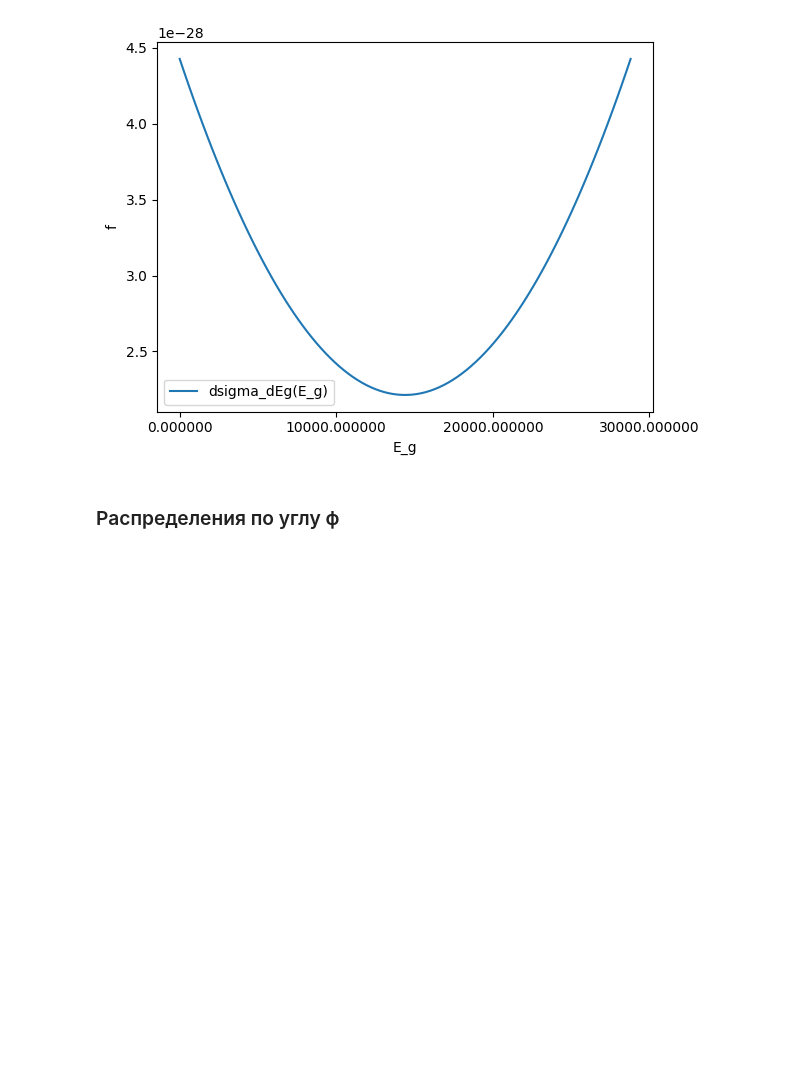
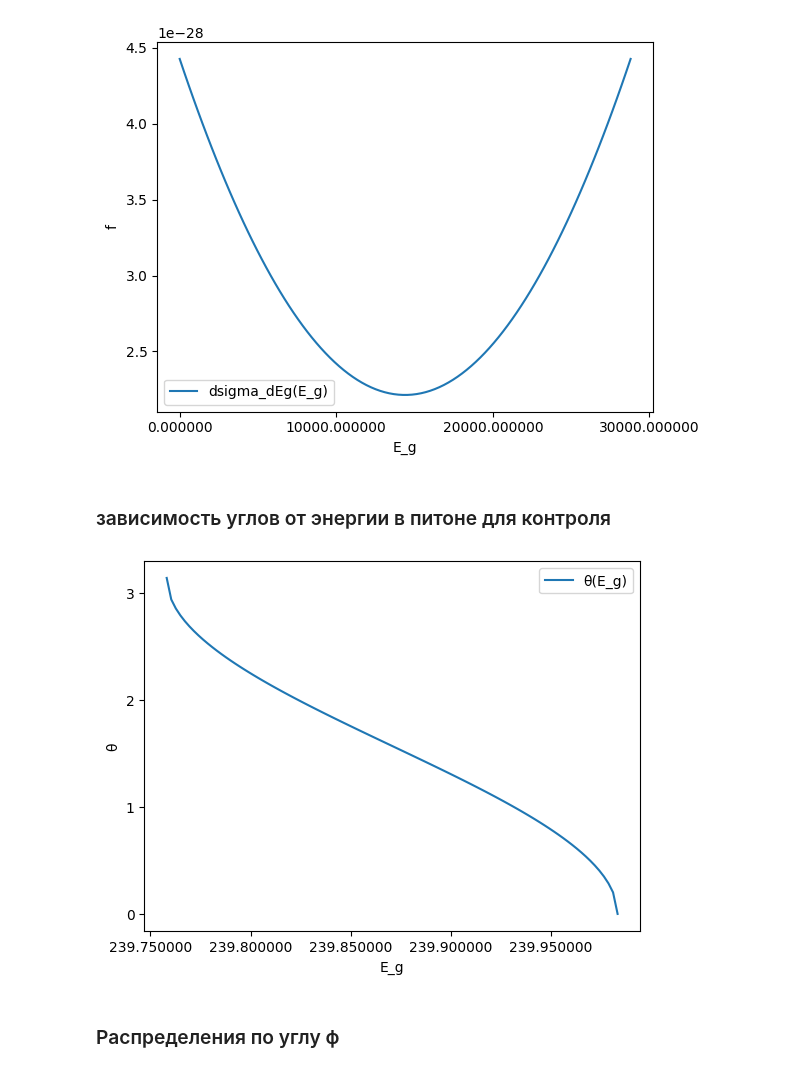
Before and after one commit to reatlaz/G4InverseComptonScattering, a Jupyter notebook: plots.ipynb, the cells around one changed output. Saved outputs shown, nothing was run; the diff lists cells and outputs as text; code cells hidden in the pictures; blank space fills up the shorter version.

```diff
--- a/plots.ipynb
+++ b/plots.ipynb
@@ -136,6 +124,38 @@ f(E_g)=array([0.99953103, 0.97952405, 0.95992613, 0.94073725, 0.92195737,
  2.67600603e+04 2.70509088e+04 2.73417573e+04 2.76326059e+04
  2.79234544e+04 2.82143029e+04 2.85051514e+04 2.87959999e+04]
 [figure]
+# %% [markdown]
+### зависимость углов от энергии в питоне для контроля
+# %%
+
+def theta(E_p, E_g):
+    return np.arccos(1. - mc2/E_g + mc2/E_p)
+
+
+Ep1 = 2.
+Ep2 = Ep1 * gammaCM * (1. + betaCM)
+E_p = Ep2
+
+plt.figure(num=0, dpi=100)
+
+xlist1 = np.linspace(E_p/(1.0 + 2.0*E_p/mc2), E_p, 100)
+xlist2 = lorentz2(xlist1, E_p=Ep2, gamma=gammaCM)
+
+ylist2 = theta(E_p, xlist1)
+
+plt.plot(xlist1, ylist2, label='θ(E_g)')
+plt.xlabel('E_g')
+plt.ylabel('θ')
+plt.legend()
+
+from matplotlib.ticker import FormatStrFormatter
+plt.locator_params(axis='both', nbins=6)
+ax = plt.gca()
+
+x_formatter = FormatStrFormatter('%.6f')
+ax.xaxis.set_major_formatter(x_formatter)
+# %% [output]
+[figure, added]
 # %% [markdown]
 ### Распределения по углу ϕ
 # %%
```
Also changed, not shown: parts of 2 cells of this notebook, 5 other files.
